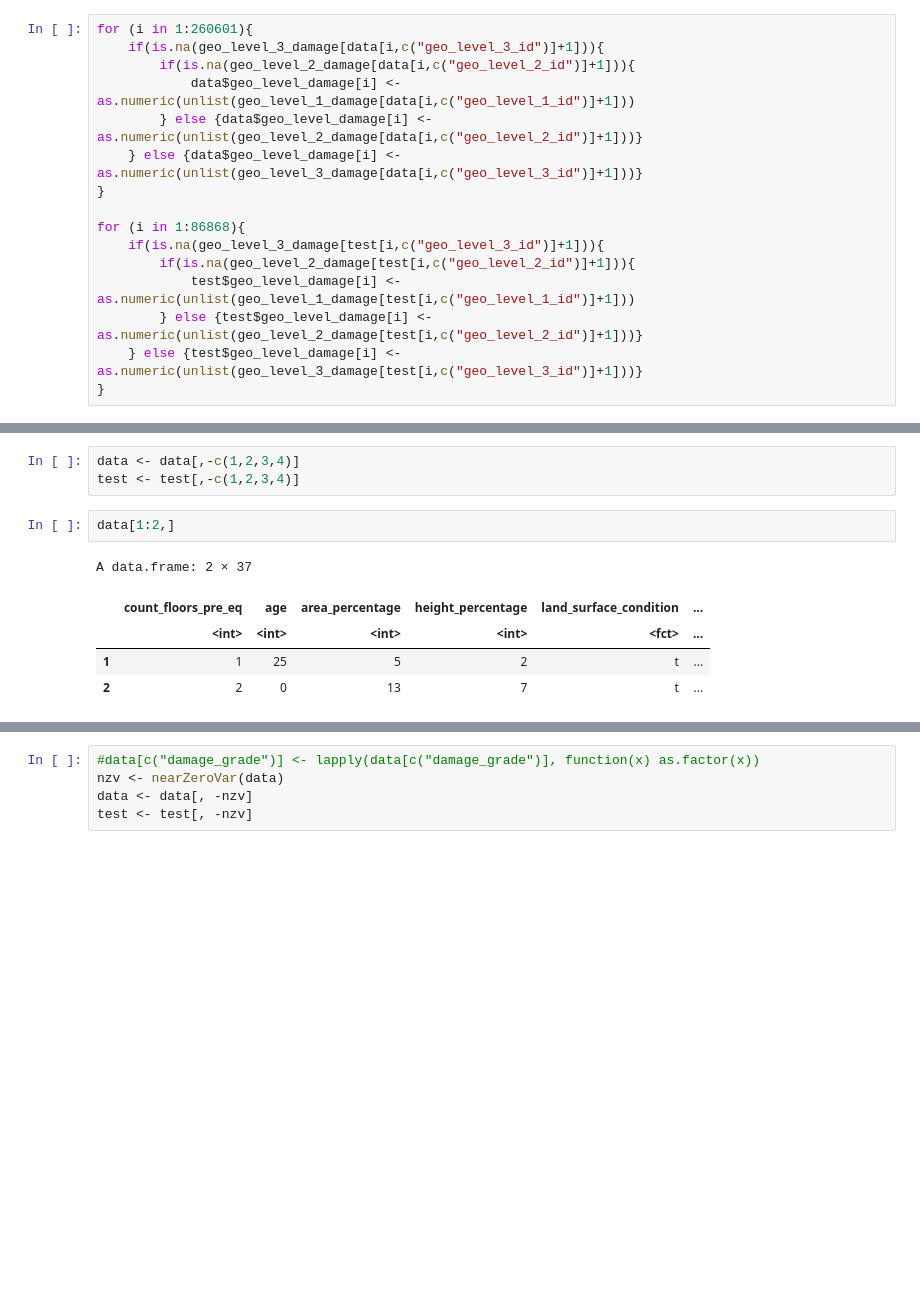
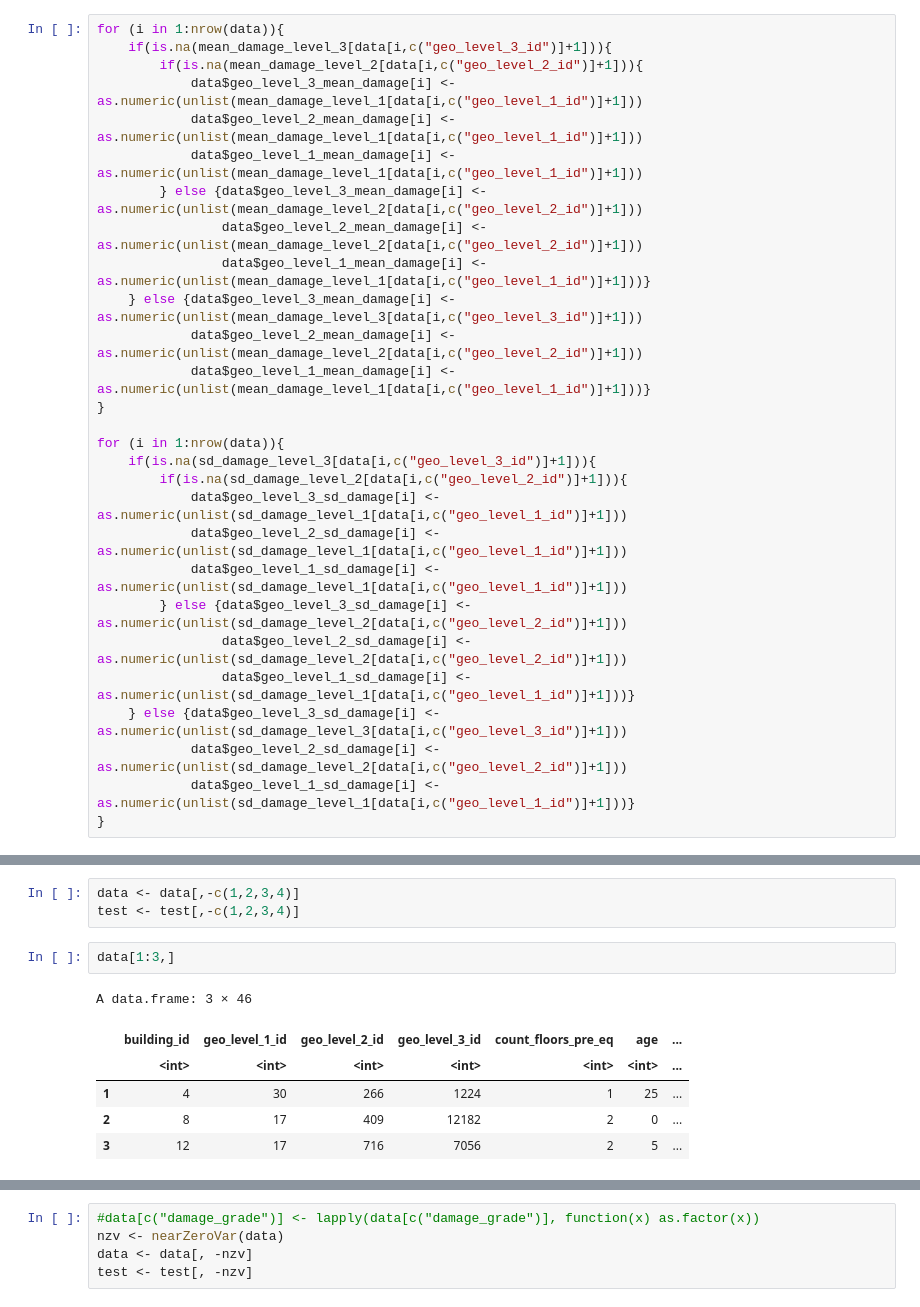
Before and after one commit to bikostet/richter-s-predictor-group-42, a Jupyter notebook: 0_Data Pre-processing .ipynb, the cells around one changed output, grey strips where cells are left out. Cells and saved outputs as stored; diff of their text form; blank space fills up the shorter version.

```diff
--- a/0_Data Pre-processing .ipynb
+++ b/0_Data Pre-processing .ipynb
@@ -90,16 +126,28 @@ for (i in 1:12568){if(i-1 == agg_geo_level_3[k,1]){
 # %%
-for (i in 1:260601){
-    if(is.na(geo_level_3_damage[data[i,c("geo_level_3_id")]+1])){
-        if(is.na(geo_level_2_damage[data[i,c("geo_level_2_id")]+1])){
-            data$geo_level_damage[i] <- as.numeric(unlist(geo_level_1_damage[data[i,c("geo_level_1_id")]+1]))
-        } else {data$geo_level_damage[i] <- as.numeric(unlist(geo_level_2_damage[data[i,c("geo_level_2_id")]+1]))}
-    } else {data$geo_level_damage[i] <- as.numeric(unlist(geo_level_3_damage[data[i,c("geo_level_3_id")]+1]))}
+for (i in 1:nrow(data)){
+    if(is.na(mean_damage_level_3[data[i,c("geo_level_3_id")]+1])){
+        if(is.na(mean_damage_level_2[data[i,c("geo_level_2_id")]+1])){
+            data$geo_level_3_mean_damage[i] <- as.numeric(unlist(mean_damage_level_1[data[i,c("geo_level_1_id")]+1]))
+            data$geo_level_2_mean_damage[i] <- as.numeric(unlist(mean_damage_level_1[data[i,c("geo_level_1_id")]+1]))
+            data$geo_level_1_mean_damage[i] <- as.numeric(unlist(mean_damage_level_1[data[i,c("geo_level_1_id")]+1]))
+        } else {data$geo_level_3_mean_damage[i] <- as.numeric(unlist(mean_damage_level_2[data[i,c("geo_level_2_id")]+1]))
+                data$geo_level_2_mean_damage[i] <- as.numeric(unlist(mean_damage_level_2[data[i,c("geo_level_2_id")]+1]))
+                data$geo_level_1_mean_damage[i] <- as.numeric(unlist(mean_damage_level_1[data[i,c("geo_level_1_id")]+1]))}
+    } else {data$geo_level_3_mean_damage[i] <- as.numeric(unlist(mean_damage_level_3[data[i,c("geo_level_3_id")]+1]))
+            data$geo_level_2_mean_damage[i] <- as.numeric(unlist(mean_damage_level_2[data[i,c("geo_level_2_id")]+1]))
+            data$geo_level_1_mean_damage[i] <- as.numeric(unlist(mean_damage_level_1[data[i,c("geo_level_1_id")]+1]))}
 }
 
-for (i in 1:86868){
-    if(is.na(geo_level_3_damage[test[i,c("geo_level_3_id")]+1])){
-        if(is.na(geo_level_2_damage[test[i,c("geo_level_2_id")]+1])){
-            test$geo_level_damage[i] <- as.numeric(unlist(geo_level_1_damage[test[i,c("geo_level_1_id")]+1]))
-        } else {test$geo_level_damage[i] <- as.numeric(unlist(geo_level_2_damage[test[i,c("geo_level_2_id")]+1]))}
-    } else {test$geo_level_damage[i] <- as.numeric(unlist(geo_level_3_damage[test[i,c("geo_level_3_id")]+1]))}
+for (i in 1:nrow(data)){
+    if(is.na(sd_damage_level_3[data[i,c("geo_level_3_id")]+1])){
+        if(is.na(sd_damage_level_2[data[i,c("geo_level_2_id")]+1])){
+            data$geo_level_3_sd_damage[i] <- as.numeric(unlist(sd_damage_level_1[data[i,c("geo_level_1_id")]+1]))
+            data$geo_level_2_sd_damage[i] <- as.numeric(unlist(sd_damage_level_1[data[i,c("geo_level_1_id")]+1]))
+            data$geo_level_1_sd_damage[i] <- as.numeric(unlist(sd_damage_level_1[data[i,c("geo_level_1_id")]+1]))
+        } else {data$geo_level_3_sd_damage[i] <- as.numeric(unlist(sd_damage_level_2[data[i,c("geo_level_2_id")]+1]))
+                data$geo_level_2_sd_damage[i] <- as.numeric(unlist(sd_damage_level_2[data[i,c("geo_level_2_id")]+1]))
+                data$geo_level_1_sd_damage[i] <- as.numeric(unlist(sd_damage_level_1[data[i,c("geo_level_1_id")]+1]))}
+    } else {data$geo_level_3_sd_damage[i] <- as.numeric(unlist(sd_damage_level_3[data[i,c("geo_level_3_id")]+1]))
+            data$geo_level_2_sd_damage[i] <- as.numeric(unlist(sd_damage_level_2[data[i,c("geo_level_2_id")]+1]))
+            data$geo_level_1_sd_damage[i] <- as.numeric(unlist(sd_damage_level_1[data[i,c("geo_level_1_id")]+1]))}
 }
@@ -107,10 +183,11 @@ for (i in 1:86868){
 data <- data[,-c(1,2,3,4)]
 test <- test[,-c(1,2,3,4)]
 # %%
-data[1:2,]
+data[1:3,]
 # %% [output]
-A data.frame: 2 × 37
+A data.frame: 3 × 46
-|  | count_floors_pre_eq | age | area_percentage | height_percentage | land_surface_condition | ... |
-|  | <int> | <int> | <int> | <int> | <fct> | ... |
-| 1 | 1 | 25 | 5 | 2 | t | ... |
-| 2 | 2 | 0 | 13 | 7 | t | ... |
+|  | building_id | geo_level_1_id | geo_level_2_id | geo_level_3_id | count_floors_pre_eq | age | ... |
+|  | <int> | <int> | <int> | <int> | <int> | <int> | ... |
+| 1 | 4 | 30 | 266 | 1224 | 1 | 25 | ... |
+| 2 | 8 | 17 | 409 | 12182 | 2 | 0 | ... |
+| 3 | 12 | 17 | 716 | 7056 | 2 | 5 | ... |
```
Also changed, not shown: parts of 8 cells of this notebook, 1 other file.
